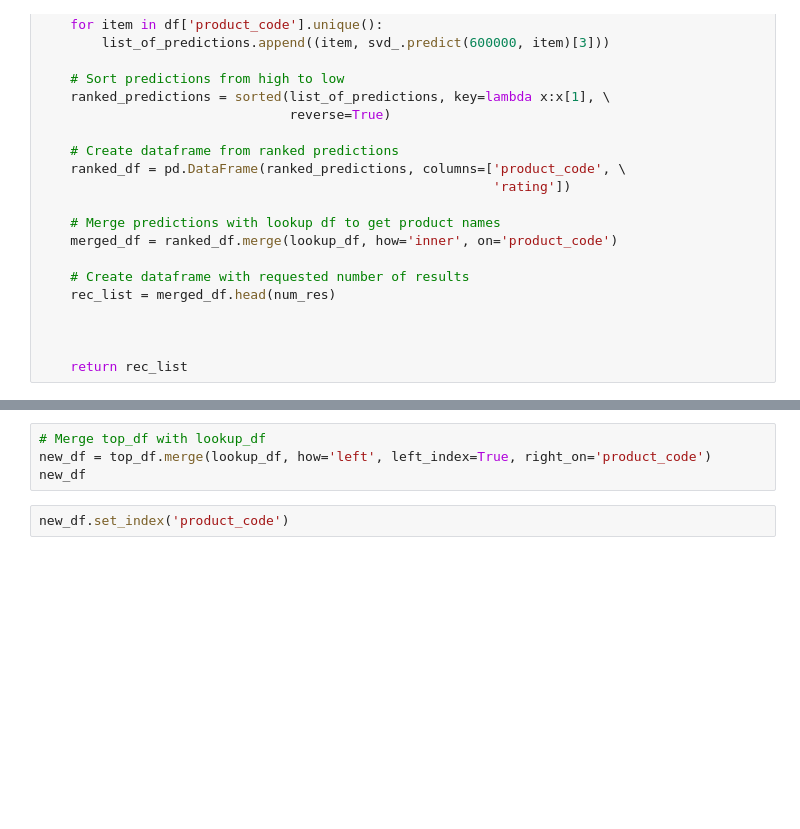
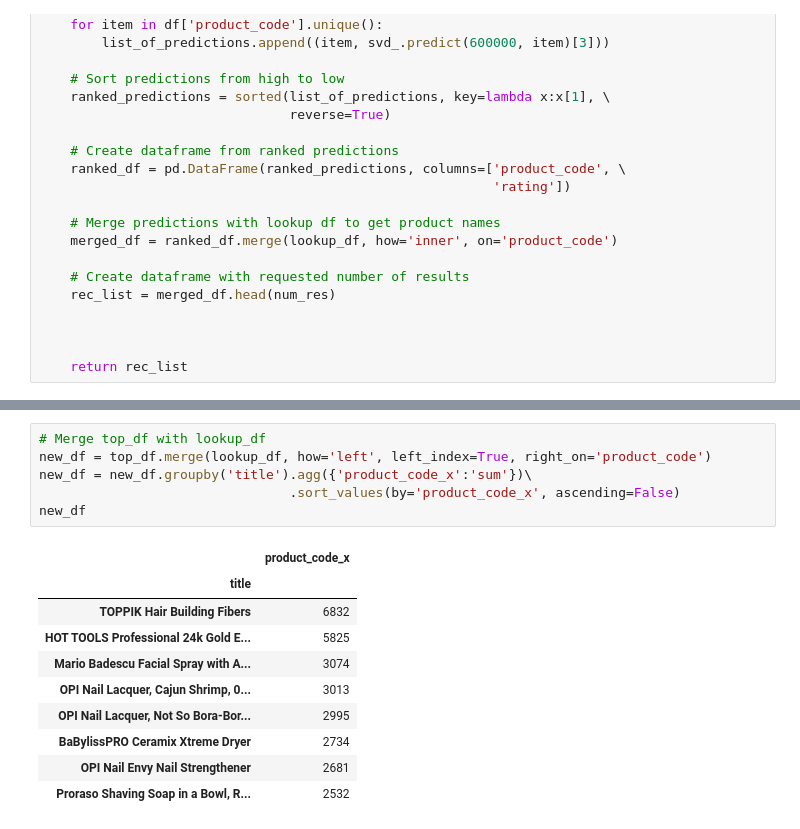
Before and after one commit to ds-leehanjin/amazon-recommender-system, a Jupyter notebook: notebook.ipynb, the cells around one changed output, grey strips where cells are left out. Drawn from its saved outputs; the diff is of its cells as text; blank space fills up the shorter version.

```diff
--- a/notebook.ipynb
+++ b/notebook.ipynb
@@ -973,6 +994,17 @@ top_list
 # %%
 # Merge top_df with lookup_df
 new_df = top_df.merge(lookup_df, how='left', left_index=True, right_on='product_code')
+new_df = new_df.groupby('title').agg({'product_code_x':'sum'})\
+                                .sort_values(by='product_code_x', ascending=False)
 new_df
+# %% [output]
+|  | product_code_x |
+| title |  |
+| TOPPIK Hair Building Fibers | 6832 |
+| HOT TOOLS Professional 24k Gold E... | 5825 |
+| Mario Badescu Facial Spray with A... | 3074 |
+| OPI Nail Lacquer, Cajun Shrimp, 0... | 3013 |
+| OPI Nail Lacquer, Not So Bora-Bor... | 2995 |
+| BaBylissPRO Ceramix Xtreme Dryer | 2734 |
+| OPI Nail Envy Nail Strengthener | 2681 |
+| Proraso Shaving Soap in a Bowl, R... | 2532 |
-# %%
-new_df.set_index('product_code')
```
Also changed, not shown: parts of 28 cells of this notebook, 1 other file.
